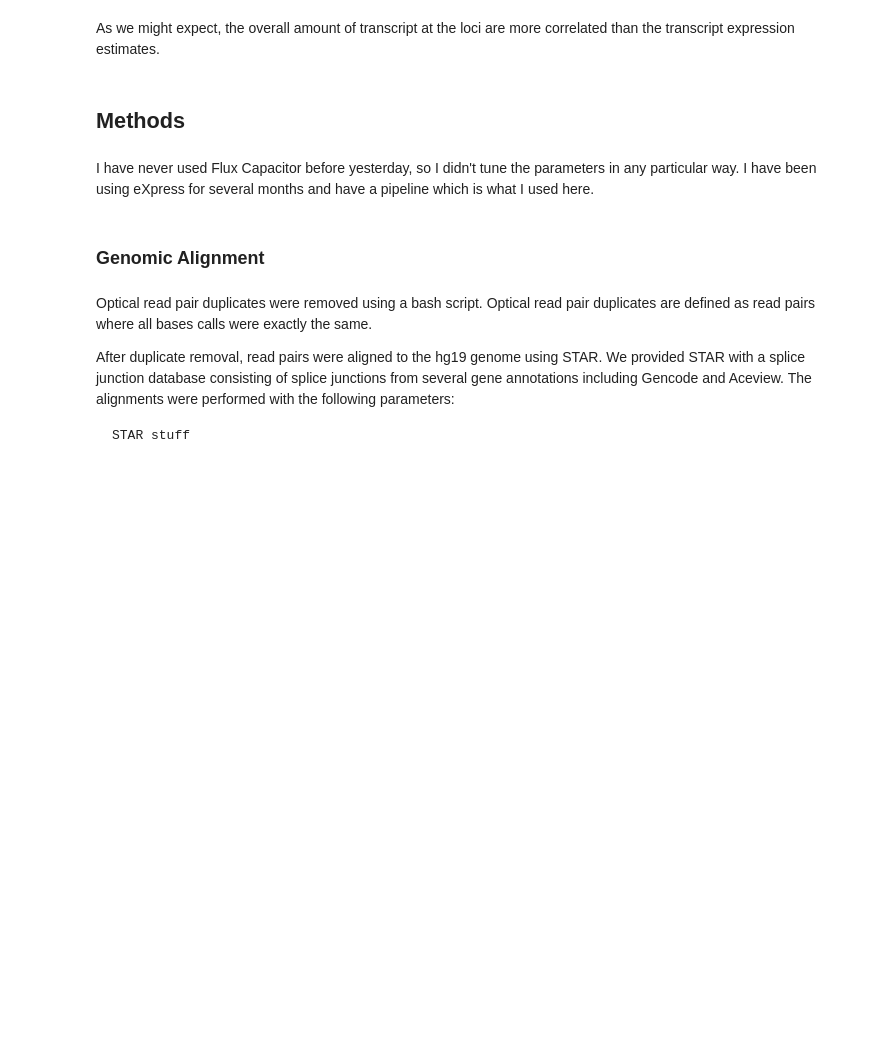
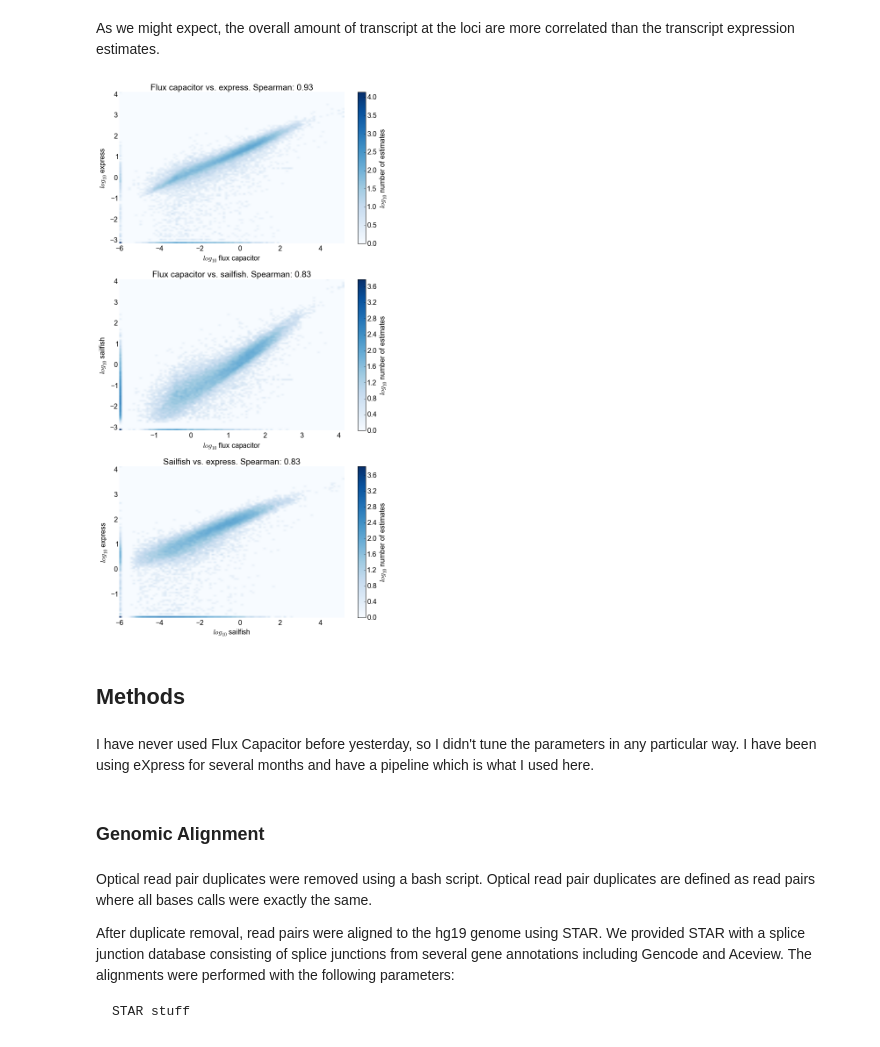
Before and after one commit to cdeboever3/gtex_comparison, a Jupyter notebook: gtex_comparison.ipynb, the cells around one changed output. Saved outputs shown, nothing was run; the diff lists cells and outputs as text; code cells hidden in the pictures; blank space fills up the shorter version.

```diff
--- a/gtex_comparison.ipynb
+++ b/gtex_comparison.ipynb
@@ -432,3 +415,50 @@ fig.tight_layout()
+# %%
+fig = plt.figure(figsize=(10,18))
+ax = fig.add_subplot(311)
+heatmap, xedges, yedges = histogram2d(gene_log_expDF['SRR595926_ex'],gene_log_expDF['SRR595926_fc'],bins=100)
+extent = [xedges[0], xedges[-1], yedges[0], yedges[-1]]
+im = ax.imshow(log10(heatmap + 1),cmap=cm.Blues,extent=extent,aspect='auto',origin='lower')
+t = ax.set_title('Flux capacitor vs. express. Spearman: {0:.2f}'.format(
+        spearmanr(gene_log_expDF['SRR595926_ex'],gene_log_expDF['SRR595926_fc'])[0]))
+x = ax.set_xlabel('$log_{10}$ flux capacitor')
+y = ax.set_ylabel('$log_{10}$ express')
+for s in ax.spines.keys():
+    ax.spines[s].set_visible(False)
+for tickline in ax.get_xticklines() + ax.get_yticklines():
+    tickline.set_markersize(0)
+cb = fig.colorbar(im)
+cb.set_label('$log_{10}$ number of estimates')
+ax = fig.add_subplot(312)
+heatmap, xedges, yedges = histogram2d(gene_log_expDF['SRR595926_sf'],gene_log_expDF['SRR595926_fc'],bins=100)
+extent = [xedges[0], xedges[-1], yedges[0], yedges[-1]]
+im = ax.imshow(log10(heatmap + 1),cmap=cm.Blues,extent=extent,aspect='auto',origin='lower')
+t = ax.set_title('Flux capacitor vs. sailfish. Spearman: {0:.2f}'.format(
+        spearmanr(gene_log_expDF['SRR595926_sf'],gene_log_expDF['SRR595926_fc'])[0]))
+x = ax.set_xlabel('$log_{10}$ flux capacitor')
+y = ax.set_ylabel('$log_{10}$ sailfish')
+for s in ax.spines.keys():
+    ax.spines[s].set_visible(False)
+for tickline in ax.get_xticklines() + ax.get_yticklines():
+    tickline.set_markersize(0)
+cb = fig.colorbar(im)
+cb.set_label('$log_{10}$ number of estimates')
+ax = fig.add_subplot(313)
+heatmap, xedges, yedges = histogram2d(gene_log_expDF['SRR595926_ex'],gene_log_expDF['SRR595926_sf'],bins=100)
+extent = [xedges[0], xedges[-1], yedges[0], yedges[-1]]
+im = ax.imshow(log10(heatmap + 1),cmap=cm.Blues,extent=extent,aspect='auto',origin='lower')
+t = ax.set_title('Sailfish vs. express. Spearman: {0:.2f}'.format(
+        spearmanr(gene_log_expDF['SRR595926_ex'],gene_log_expDF['SRR595926_sf'])[0]))
+x = ax.set_xlabel('$log_{10}$ sailfish')
+y = ax.set_ylabel('$log_{10}$ express')
+for s in ax.spines.keys():
+    ax.spines[s].set_visible(False)
+for tickline in ax.get_xticklines() + ax.get_yticklines():
+    tickline.set_markersize(0)
+cb = fig.colorbar(im)
+cb.set_label('$log_{10}$ number of estimates')
+fig.tight_layout()
+# %% [output]
+[figure, added]
 # %% [markdown]
 ## Methods
 # %% [markdown]
```
Also changed, not shown: parts of 17 cells of this notebook.
